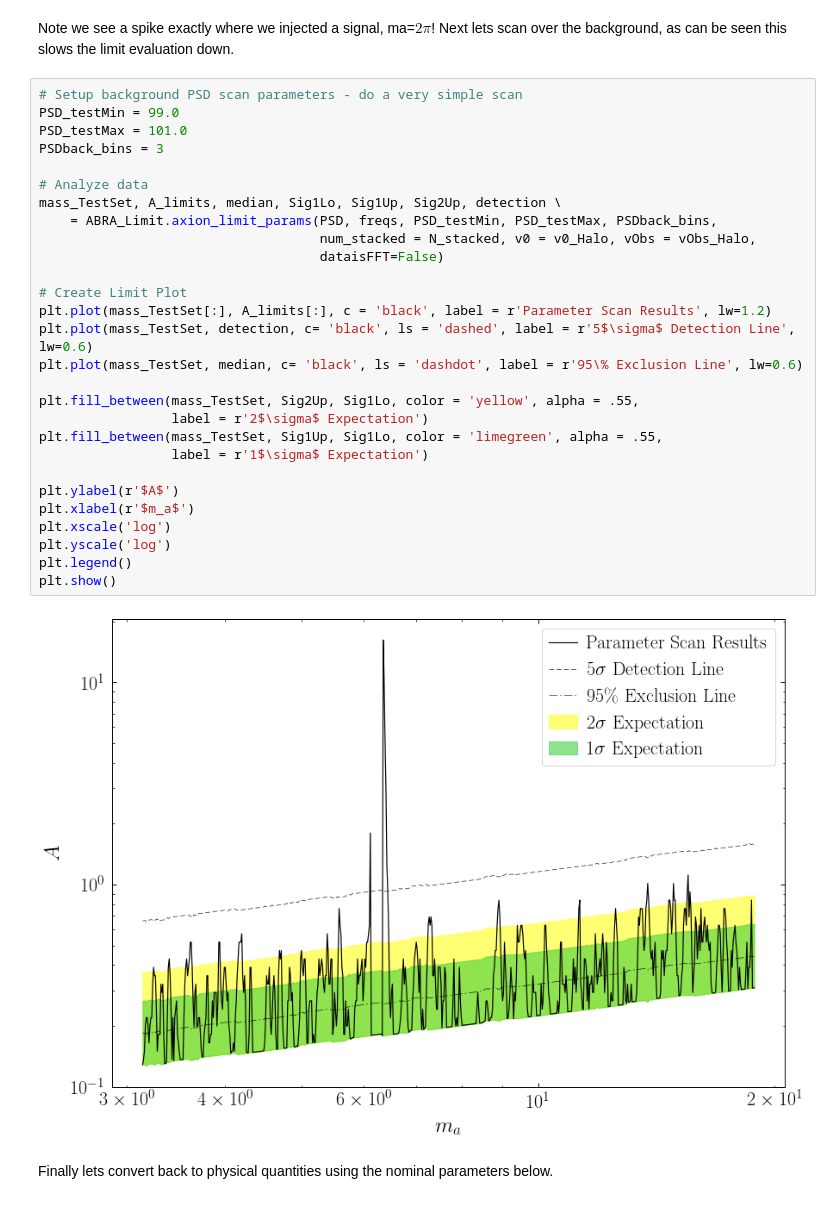
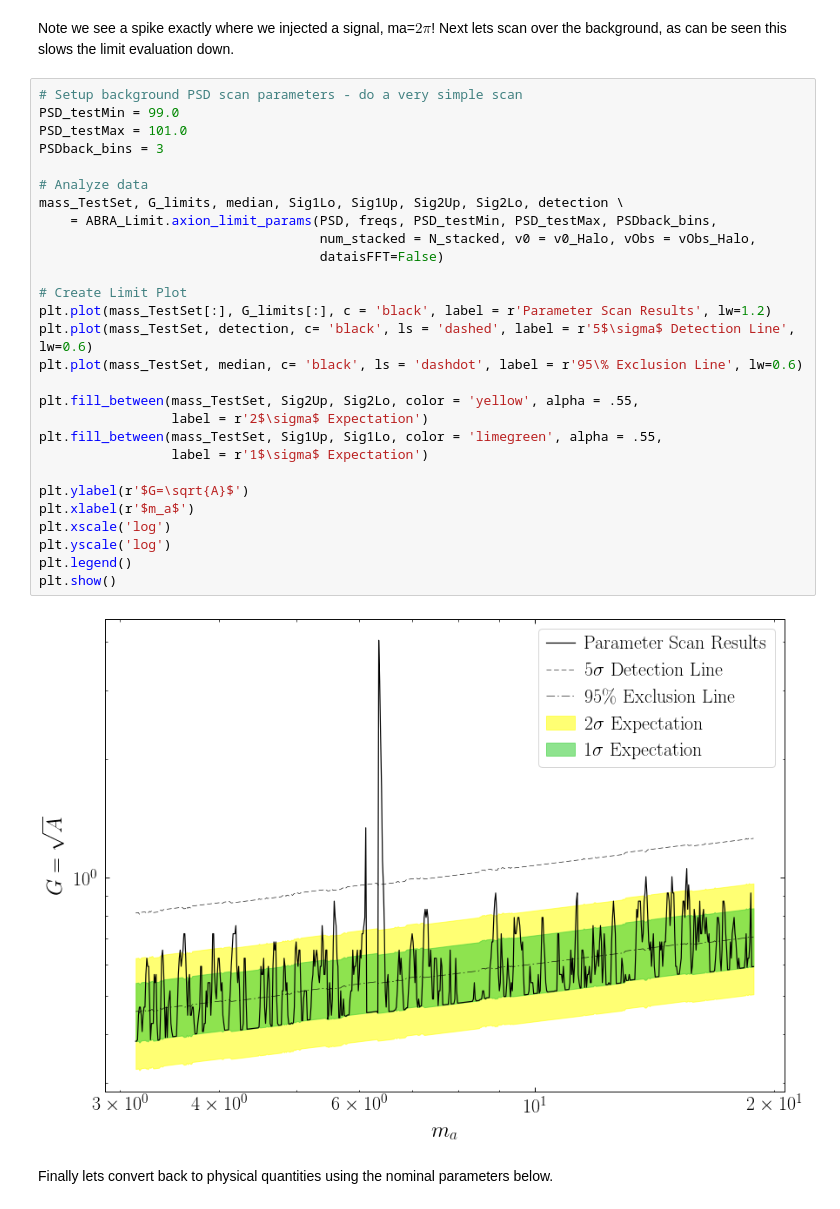
Before and after one commit to bsafdi/AxiScan, a Jupyter notebook: ABRA_Example_Analysis.ipynb, the cells around one changed output. Saved outputs shown, nothing was run; the diff lists cells and outputs as text.

```diff
--- a/ABRA_Example_Analysis.ipynb
+++ b/ABRA_Example_Analysis.ipynb
@@ -224,33 +224,33 @@ Note we see a spike exactly where we injected a signal, ma=$2 \pi$! Next lets sc
 # %%
 # Setup background PSD scan parameters - do a very simple scan
 PSD_testMin = 99.0
 PSD_testMax = 101.0
 PSDback_bins = 3
 
 # Analyze data
-mass_TestSet, A_limits, median, Sig1Lo, Sig1Up, Sig2Up, detection \
+mass_TestSet, G_limits, median, Sig1Lo, Sig1Up, Sig2Up, Sig2Lo, detection \
     = ABRA_Limit.axion_limit_params(PSD, freqs, PSD_testMin, PSD_testMax, PSDback_bins,
                                     num_stacked = N_stacked, v0 = v0_Halo, vObs = vObs_Halo,
                                     dataisFFT=False)
 
 # Create Limit Plot
-plt.plot(mass_TestSet[:], A_limits[:], c = 'black', label = r'Parameter Scan Results', lw=1.2)
+plt.plot(mass_TestSet[:], G_limits[:], c = 'black', label = r'Parameter Scan Results', lw=1.2)
 plt.plot(mass_TestSet, detection, c= 'black', ls = 'dashed', label = r'5$\sigma$ Detection Line', lw=0.6)
 plt.plot(mass_TestSet, median, c= 'black', ls = 'dashdot', label = r'95\% Exclusion Line', lw=0.6)
 
-plt.fill_between(mass_TestSet, Sig2Up, Sig1Lo, color = 'yellow', alpha = .55,
+plt.fill_between(mass_TestSet, Sig2Up, Sig2Lo, color = 'yellow', alpha = .55,
                  label = r'2$\sigma$ Expectation')
 plt.fill_between(mass_TestSet, Sig1Up, Sig1Lo, color = 'limegreen', alpha = .55,
                  label = r'1$\sigma$ Expectation')
 
-plt.ylabel(r'$A$')
+plt.ylabel(r'$G=\sqrt{A}$')
 plt.xlabel(r'$m_a$')
 plt.xscale('log')
 plt.yscale('log')
 plt.legend()
 plt.show()
 # %% [output]
-[figure, old version]
+[figure, new version]
 # %% [markdown]
 Finally lets convert back to physical quantities using the nominal parameters below.
 # %%
```
Also changed, not shown: parts of 3 cells of this notebook, 1 other file.
